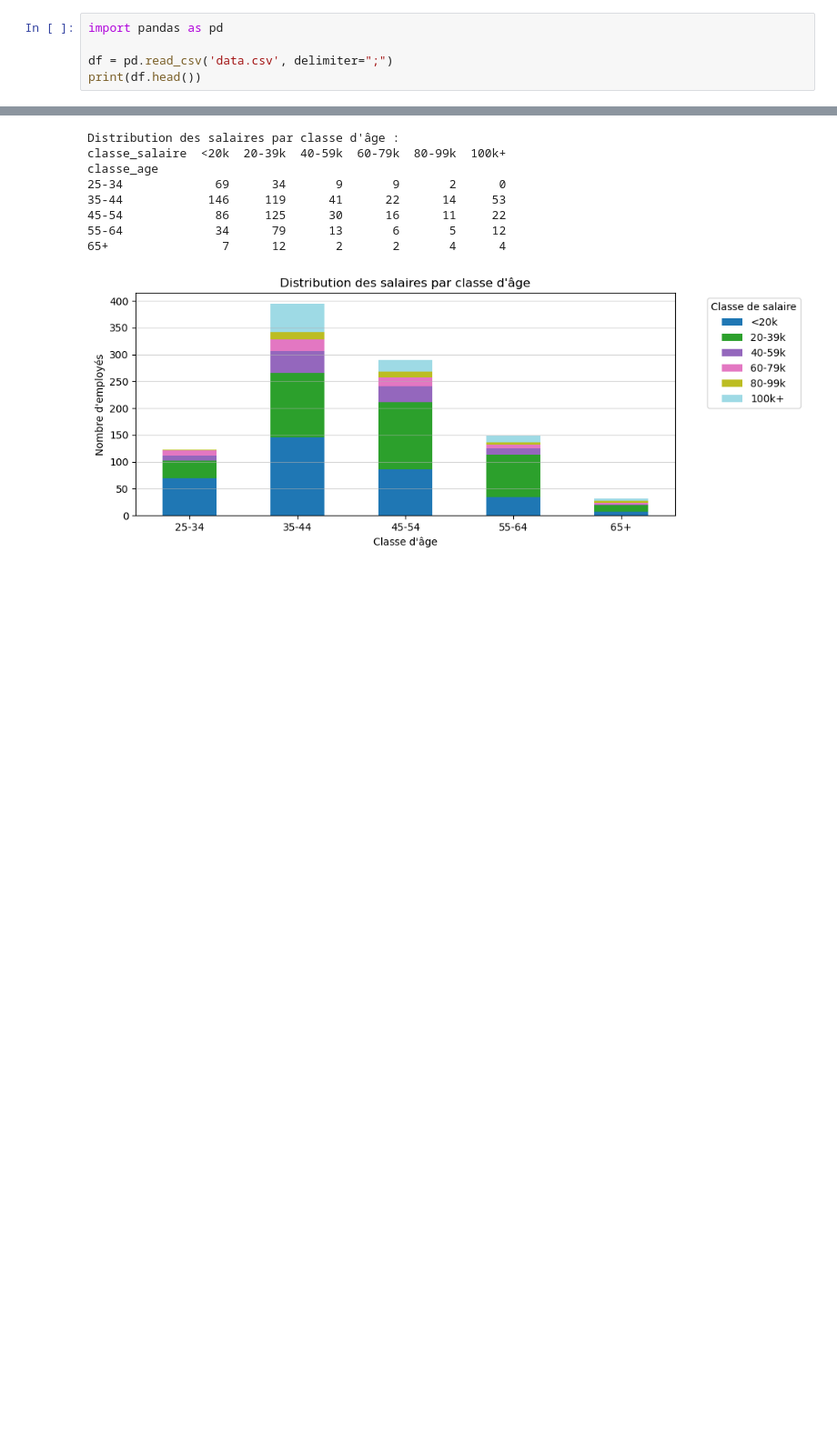
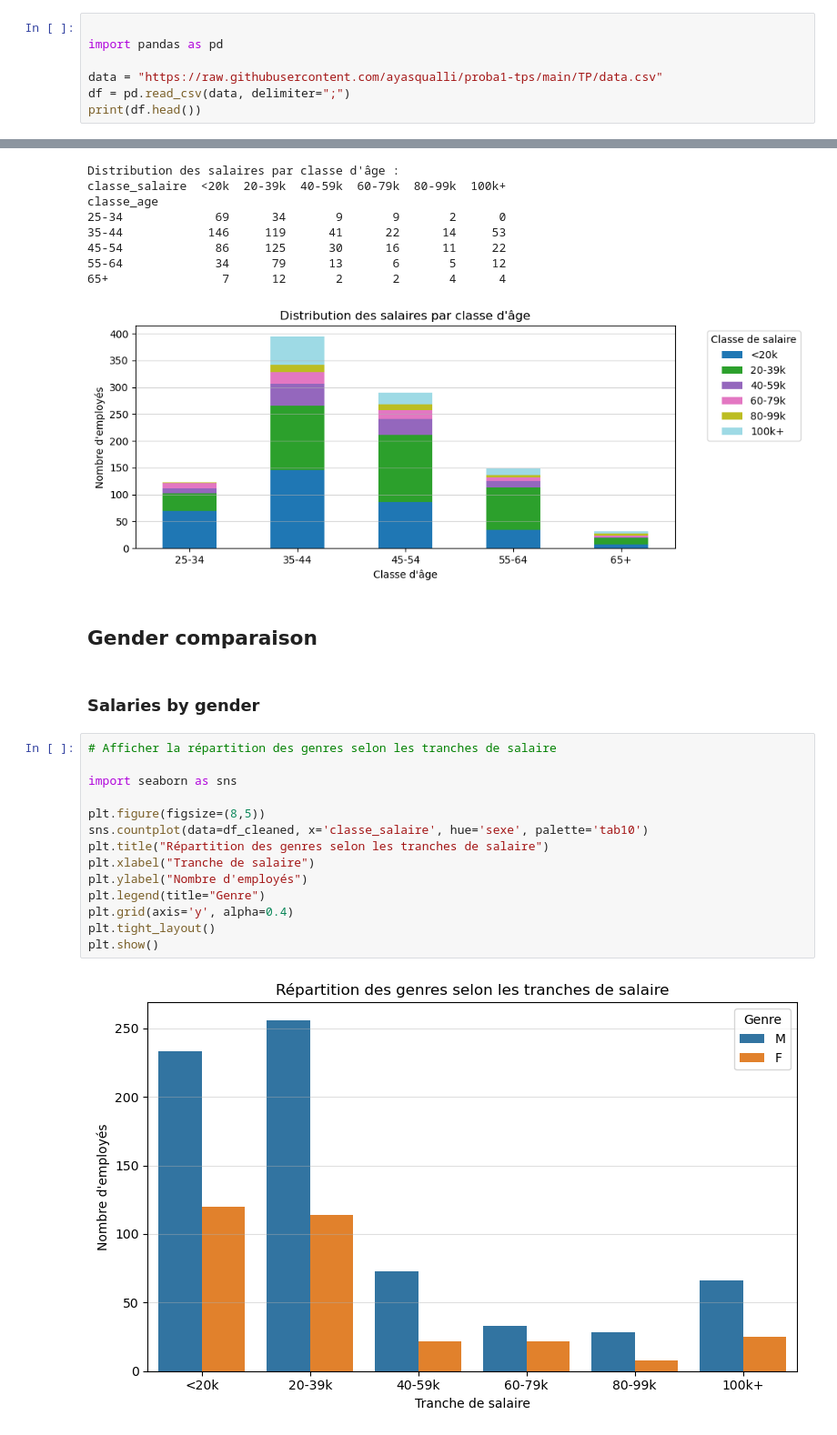
Before and after one commit to ayasqualli/proba1-tps, a Jupyter notebook: TP/tp.ipynb, the cells around one changed output, grey strips where cells are left out. Shown at 91% size. Saved outputs shown, nothing was run; the diff lists cells and outputs as text; blank space fills up the shorter version.

```diff
--- a/TP/tp.ipynb
+++ b/TP/tp.ipynb
@@ -38,9 +30,11 @@ python-lsp-black 1.2.1 requires black>=22.3.0, but you have black 0.0 which is i
 # %% [markdown]
 ## Load the data
 # %%
+
 import pandas as pd
 
-df = pd.read_csv('data.csv', delimiter=";")
+data = "https://raw.githubusercontent.com/ayasqualli/proba1-tps/main/TP/data.csv"
+df = pd.read_csv(data, delimiter=";")
 print(df.head())
 # %% [output]
    code_affilie date_affiliation date_creation       ville  \
@@ -391,3 +391,23 @@ classe_age
 55-64             34      79      13       6       5     12
 65+                7      12       2       2       4      4
 [figure]
+# %% [markdown]
+## Gender comparaison
+# %% [markdown]
+### Salaries by gender
+# %%
+# Afficher la répartition des genres selon les tranches de salaire
+
+import seaborn as sns
+
+plt.figure(figsize=(8,5))
+sns.countplot(data=df_cleaned, x='classe_salaire', hue='sexe', palette='tab10')
+plt.title("Répartition des genres selon les tranches de salaire")
+plt.xlabel("Tranche de salaire")
+plt.ylabel("Nombre d'employés")
+plt.legend(title="Genre")
+plt.grid(axis='y', alpha=0.4)
+plt.tight_layout()
+plt.show()
+# %% [output]
+[figure, added]
```
Also changed, not shown: parts of 13 cells of this notebook.
